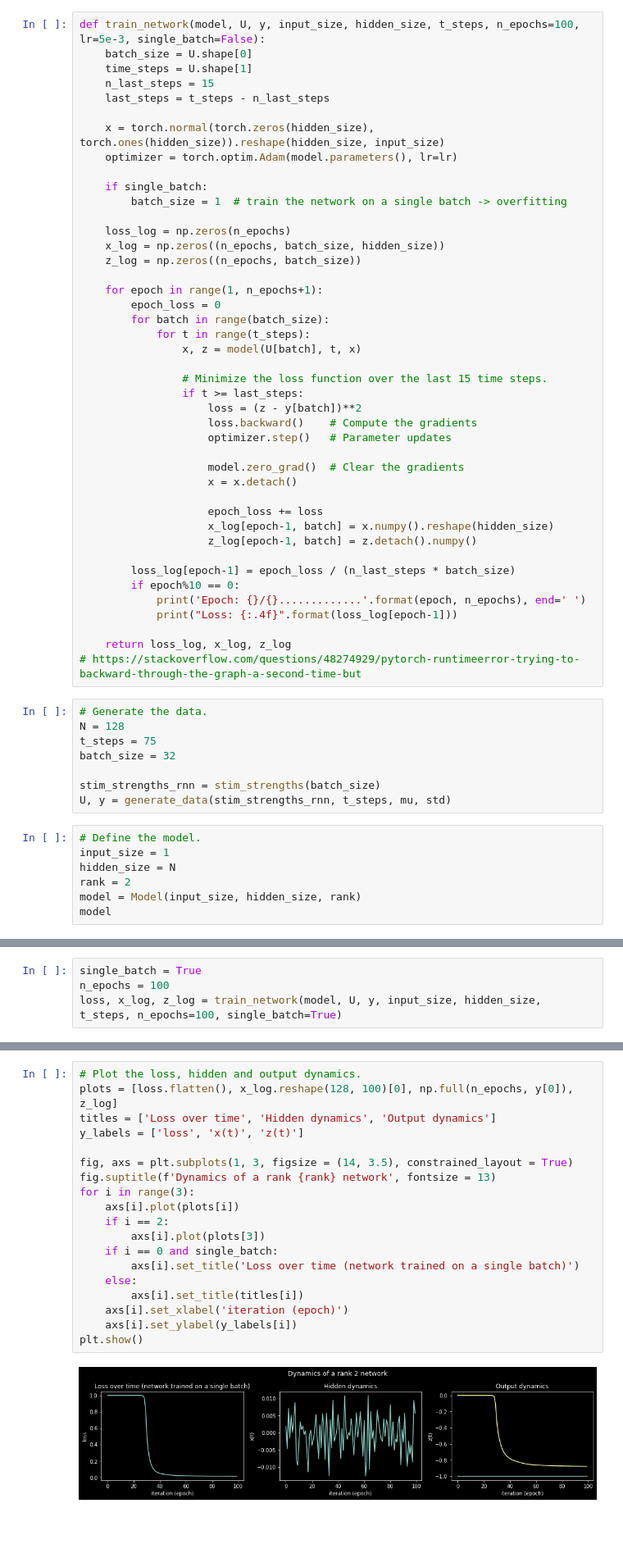
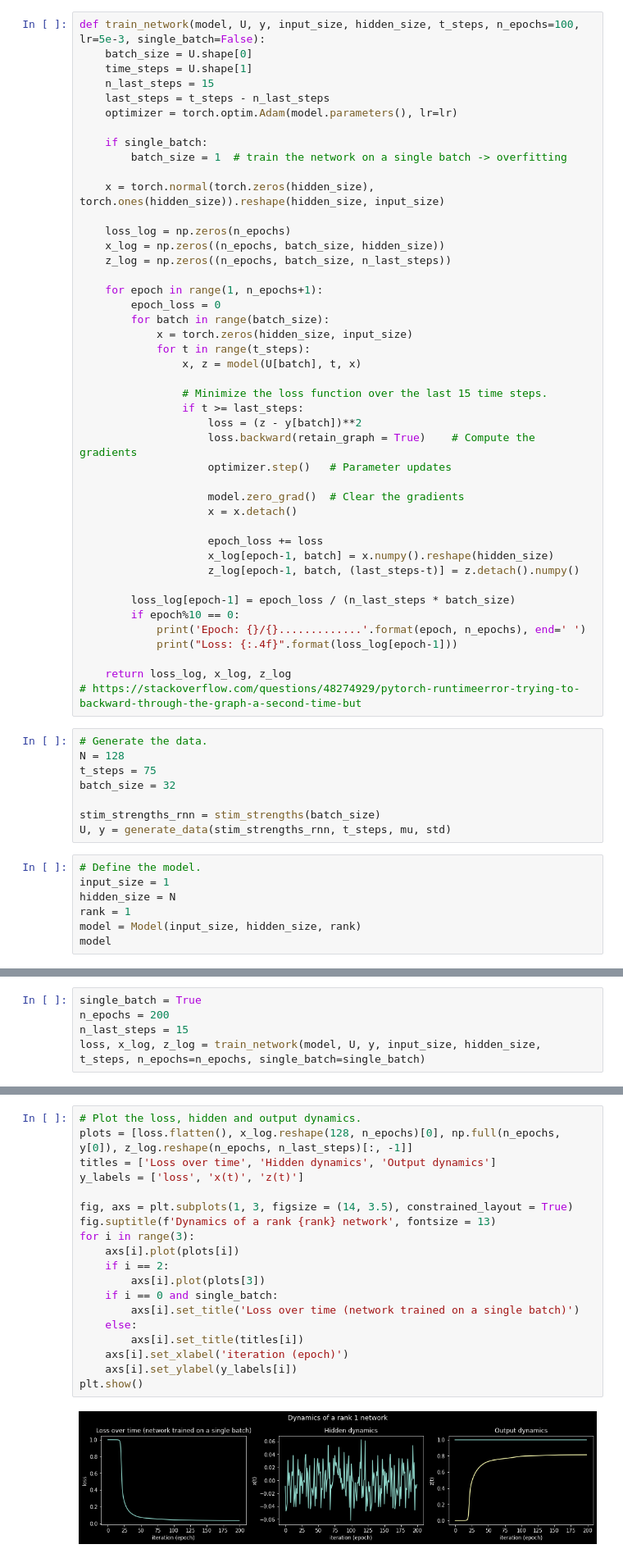
Before and after one commit to nguyen-td/Low-rank-RNN, a Jupyter notebook: dm_project.ipynb, the cells around one changed output, grey strips where cells are left out. Shown at 82% size. Drawn from its saved outputs; the diff is of its cells as text; blank space fills up the shorter version.

Commit message:
added task 4
- ToDo: maybe fix training (batch != trial)

```diff
--- a/dm_project.ipynb
+++ b/dm_project.ipynb
@@ -121,27 +121,28 @@ def train_network(model, U, y, input_size, hidden_size, t_steps, n_epochs=100, l
     time_steps = U.shape[1]
     n_last_steps = 15
     last_steps = t_steps - n_last_steps
-
-    x = torch.normal(torch.zeros(hidden_size), torch.ones(hidden_size)).reshape(hidden_size, input_size)
     optimizer = torch.optim.Adam(model.parameters(), lr=lr)
 
     if single_batch:
         batch_size = 1  # train the network on a single batch -> overfitting
 
+    x = torch.normal(torch.zeros(hidden_size), torch.ones(hidden_size)).reshape(hidden_size, input_size)
+
     loss_log = np.zeros(n_epochs)
     x_log = np.zeros((n_epochs, batch_size, hidden_size))
-    z_log = np.zeros((n_epochs, batch_size))
+    z_log = np.zeros((n_epochs, batch_size, n_last_steps))
 
     for epoch in range(1, n_epochs+1):
         epoch_loss = 0
         for batch in range(batch_size):
+            x = torch.zeros(hidden_size, input_size)
             for t in range(t_steps):
                 x, z = model(U[batch], t, x)
 
                 # Minimize the loss function over the last 15 time steps.
                 if t >= last_steps:
                     loss = (z - y[batch])**2
-                    loss.backward()    # Compute the gradients
+                    loss.backward(retain_graph = True)    # Compute the gradients
                     optimizer.step()   # Parameter updates
 
                     model.zero_grad()  # Clear the gradients
@@ -149,7 +150,7 @@ def train_network(model, U, y, input_size, hidden_size, t_steps, n_epochs=100, l
 
                     epoch_loss += loss
                     x_log[epoch-1, batch] = x.numpy().reshape(hidden_size)
-                    z_log[epoch-1, batch] = z.detach().numpy()
+                    z_log[epoch-1, batch, (last_steps-t)] = z.detach().numpy()
 
         loss_log[epoch-1] = epoch_loss / (n_last_steps * batch_size)
         if epoch%10 == 0:
@@ -170,7 +171,7 @@ U, y = generate_data(stim_strengths_rnn, t_steps, mu, std)
 # Define the model.
 input_size = 1
 hidden_size = N
-rank = 2
+rank = 1
 model = Model(input_size, hidden_size, rank)
 model
 # %% [output]
@@ -188,6 +183,7 @@ Model(
 )
 # %%
 single_batch = True
-n_epochs = 100
-loss, x_log, z_log = train_network(model, U, y, input_size, hidden_size, t_steps, n_epochs=100, single_batch=True)
+n_epochs = 200
+n_last_steps = 15
+loss, x_log, z_log = train_network(model, U, y, input_size, hidden_size, t_steps, n_epochs=n_epochs, single_batch=single_batch)
 # %% [output]
@@ -204,23 +210,23 @@ Epoch: 100/100............. Loss: 0.0149
 # %%
 # Plot the loss, hidden and output dynamics.
-plots = [loss.flatten(), x_log.reshape(128, 100)[0], np.full(n_epochs, y[0]), z_log]
+plots = [loss.flatten(), x_log.reshape(128, n_epochs)[0], np.full(n_epochs, y[0]), z_log.reshape(n_epochs, n_last_steps)[:, -1]]
 titles = ['Loss over time', 'Hidden dynamics', 'Output dynamics']
 y_labels = ['loss', 'x(t)', 'z(t)']
 
 fig, axs = plt.subplots(1, 3, figsize = (14, 3.5), constrained_layout = True)
 fig.suptitle(f'Dynamics of a rank {rank} network', fontsize = 13)
 for i in range(3):
     axs[i].plot(plots[i])
     if i == 2:
         axs[i].plot(plots[3])
     if i == 0 and single_batch:
         axs[i].set_title('Loss over time (network trained on a single batch)')
     else:
         axs[i].set_title(titles[i])
     axs[i].set_xlabel('iteration (epoch)')
     axs[i].set_ylabel(y_labels[i])
 plt.show()
 # %% [output]
-[figure, old version]
+[figure, new version]
 # %% [markdown]
 __4. Dubreuil et al. found that their network relied on a specific pattern of correlations between the connectivity vectors (their figure 2b). Explain why this pattern works for the task, and compare it with the pattern in your network.__
```
Also changed, not shown: parts of 10 cells of this notebook.
